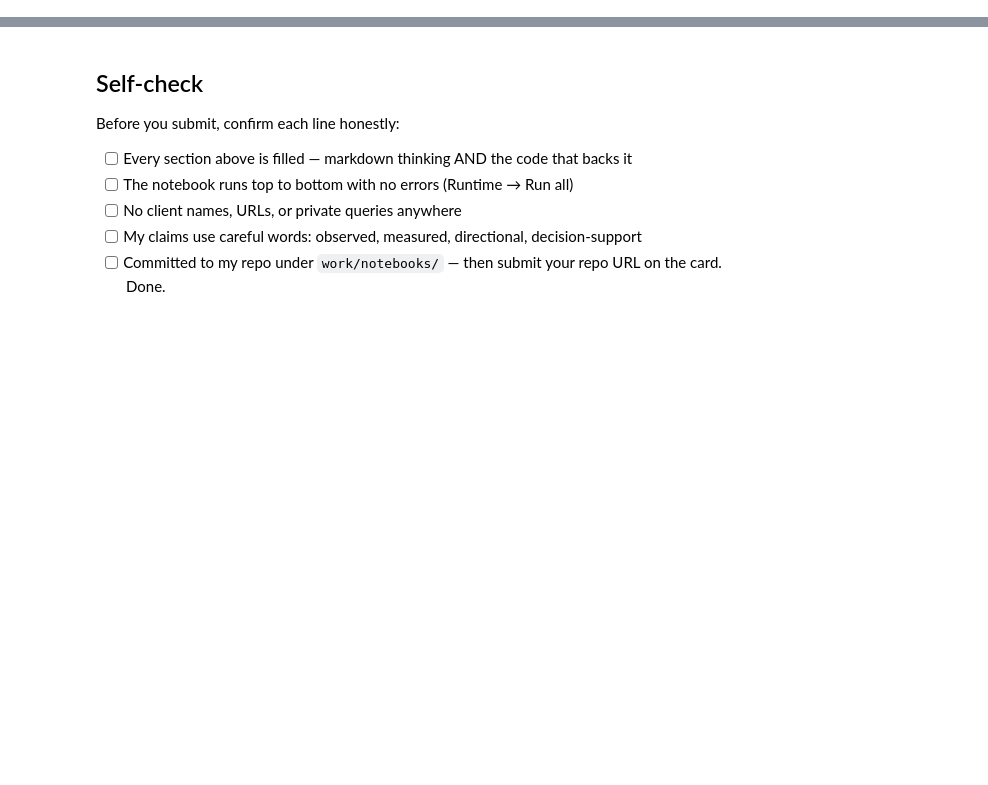
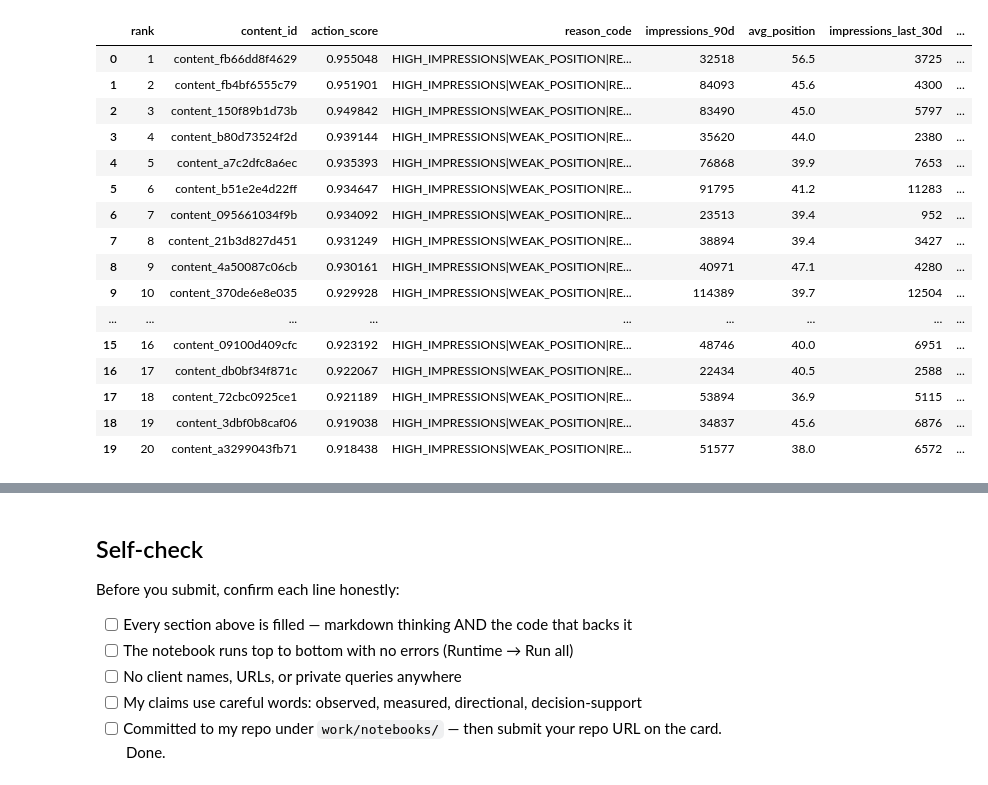
Before and after one commit to Utsabsinha19/flyrank-ml-internship, a Jupyter notebook: work/notebooks/w07_action_playbook.ipynb, the cells around one changed output, grey strips where cells are left out. Cells and saved outputs as stored; diff of their text form; code cells hidden in the pictures; blank space fills up the shorter version.

```diff
--- a/work/notebooks/w07_action_playbook.ipynb
+++ b/work/notebooks/w07_action_playbook.ipynb
@@ -12,0 +13,75 @@ This skeleton is yours to fill. Work the sections **in order** — each one has
+# %%
+# This cell is for CODE (numbers, a query, a check).
+# Write your text answer in the cell ABOVE this one — typing sentences here breaks Run All.
+import pandas as pd
+import numpy as np
+import os
+
+url = "https://raw.githubusercontent.com/flyrank-bih/flyrank-ml-internship-starter/main/data/raw/content_refresh_anonymized.csv"
+
+df = pd.read_csv(url)
+
+# Calculate recent impression change
+df["impression_change_pct"] = np.where(
+    df["impressions_prev_30d"] > 0,
+    (df["impressions_last_30d"] - df["impressions_prev_30d"])
+    / df["impressions_prev_30d"],
+    0
+)
+
+# Transparent baseline priority score
+df["exposure_score"] = df["impressions_90d"].rank(pct=True)
+df["position_score"] = df["avg_position"].rank(pct=True)
+df["decline_score"] = (-df["impression_change_pct"]).rank(pct=True)
+
+df["action_score"] = (
+    0.40 * df["exposure_score"]
+    + 0.35 * df["position_score"]
+    + 0.25 * df["decline_score"]
+)
+
+def make_reason(row):
+    reasons = []
+
+    if row["exposure_score"] >= 0.75:
+        reasons.append("HIGH_IMPRESSIONS")
+
+    if row["position_score"] >= 0.75:
+        reasons.append("WEAK_POSITION")
+
+    if row["impression_change_pct"] < 0:
+        reasons.append("RECENT_DECLINE")
+
+    if not reasons:
+        reasons.append("MIXED_SIGNAL")
+
+    return "|".join(reasons)
+
+df["reason_code"] = df.apply(make_reason, axis=1)
+
+df = df.sort_values(
+    "action_score",
+    ascending=False
+).reset_index(drop=True)
+
+df["rank"] = df.index + 1
+
+queue = df[
+    [
+        "rank",
+        "content_id",
+        "action_score",
+        "reason_code",
+        "impressions_90d",
+        "avg_position",
+        "impressions_last_30d",
+        "impressions_prev_30d",
+        "impression_change_pct"
+    ]
+].copy()
+
+queue["recommended_action"] = "REVIEW_CONTENT"
+
+print("Ranked pages:", len(queue))
+display(queue.head(20))
+# %% [output]
@@ -12,0 +89,17 @@ This skeleton is yours to fill. Work the sections **in order** — each one has
+|  | rank | content_id | action_score | reason_code | impressions_90d | avg_position | impressions_last_30d | ... |
+| 0 | 1 | content_fb66dd8f4629 | 0.955048 | HIGH_IMPRESSIONS|WEAK_POSITION|RE... | 32518 | 56.5 | 3725 | ... |
+| 1 | 2 | content_fb4bf6555c79 | 0.951901 | HIGH_IMPRESSIONS|WEAK_POSITION|RE... | 84093 | 45.6 | 4300 | ... |
+| 2 | 3 | content_150f89b1d73b | 0.949842 | HIGH_IMPRESSIONS|WEAK_POSITION|RE... | 83490 | 45.0 | 5797 | ... |
+| 3 | 4 | content_b80d73524f2d | 0.939144 | HIGH_IMPRESSIONS|WEAK_POSITION|RE... | 35620 | 44.0 | 2380 | ... |
+| 4 | 5 | content_a7c2dfc8a6ec | 0.935393 | HIGH_IMPRESSIONS|WEAK_POSITION|RE... | 76868 | 39.9 | 7653 | ... |
+| 5 | 6 | content_b51e2e4d22ff | 0.934647 | HIGH_IMPRESSIONS|WEAK_POSITION|RE... | 91795 | 41.2 | 11283 | ... |
+| 6 | 7 | content_095661034f9b | 0.934092 | HIGH_IMPRESSIONS|WEAK_POSITION|RE... | 23513 | 39.4 | 952 | ... |
+| 7 | 8 | content_21b3d827d451 | 0.931249 | HIGH_IMPRESSIONS|WEAK_POSITION|RE... | 38894 | 39.4 | 3427 | ... |
+| 8 | 9 | content_4a50087c06cb | 0.930161 | HIGH_IMPRESSIONS|WEAK_POSITION|RE... | 40971 | 47.1 | 4280 | ... |
+| 9 | 10 | content_370de6e8e035 | 0.929928 | HIGH_IMPRESSIONS|WEAK_POSITION|RE... | 114389 | 39.7 | 12504 | ... |
+| ... | ... | ... | ... | ... | ... | ... | ... | ... |
+| 15 | 16 | content_09100d409cfc | 0.923192 | HIGH_IMPRESSIONS|WEAK_POSITION|RE... | 48746 | 40.0 | 6951 | ... |
+| 16 | 17 | content_db0bf34f871c | 0.922067 | HIGH_IMPRESSIONS|WEAK_POSITION|RE... | 22434 | 40.5 | 2588 | ... |
+| 17 | 18 | content_72cbc0925ce1 | 0.921189 | HIGH_IMPRESSIONS|WEAK_POSITION|RE... | 53894 | 36.9 | 5115 | ... |
+| 18 | 19 | content_3dbf0b8caf06 | 0.919038 | HIGH_IMPRESSIONS|WEAK_POSITION|RE... | 34837 | 45.6 | 6876 | ... |
+| 19 | 20 | content_a3299043fb71 | 0.918438 | HIGH_IMPRESSIONS|WEAK_POSITION|RE... | 51577 | 38.0 | 6572 | ... |
```
Also changed, not shown: parts of 18 cells of this notebook.
